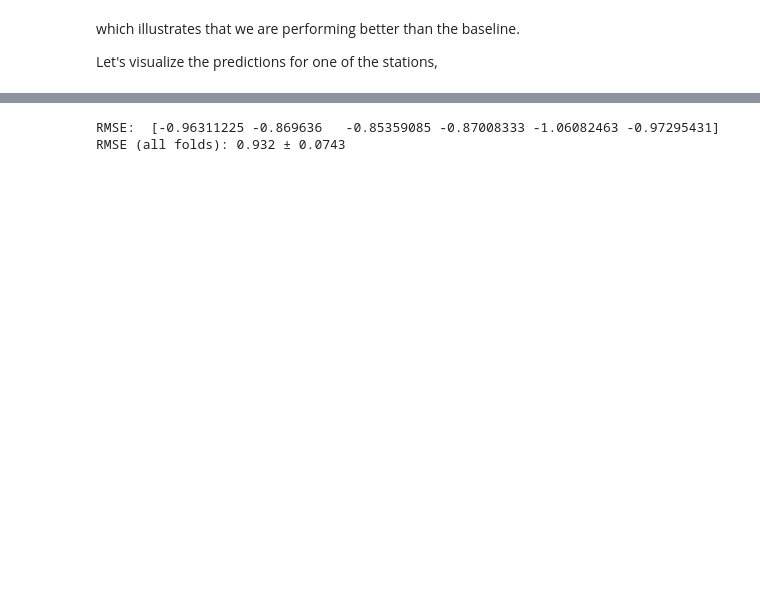
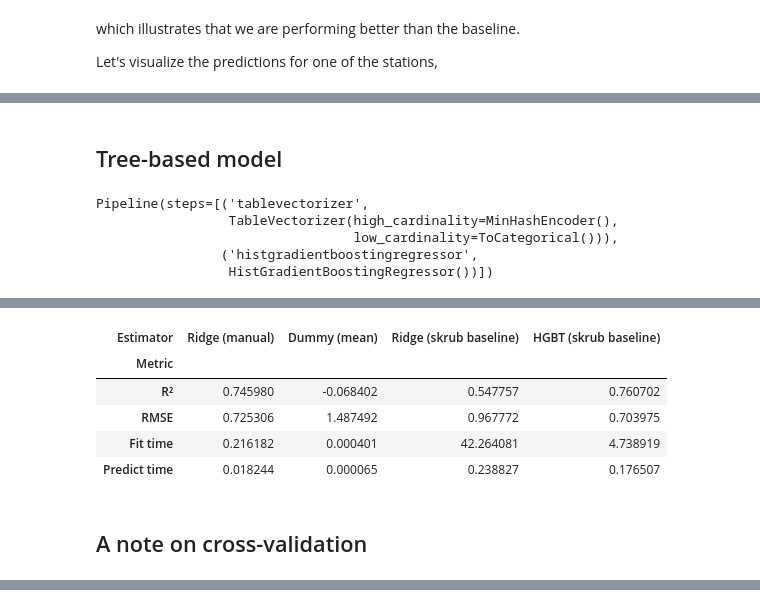
Before and after one commit to ramp-kits/bike_counters_skore, a Jupyter notebook: bike_counters_starting_kit.ipynb, the cells around one changed output, grey strips where cells are left out. Drawn from its saved outputs; the diff is of its cells as text; code cells hidden in the pictures; blank space fills up the shorter version.

```diff
--- a/bike_counters_starting_kit.ipynb
+++ b/bike_counters_starting_kit.ipynb
@@ -345,0 +375,9 @@ Test set, RMSE=1.44
+# %%
+from skore import ComparisonReport
+
+reports_to_compare = {
+    "Ridge (manual)": pipe_report,
+    "Dummy (mean)": dummy_report,
+}
+comparator = ComparisonReport(reports=reports_to_compare)
+comparator.metrics.report_metrics()
@@ -385,0 +447,4 @@ plt.show()
+# %%
+reports_to_compare["Ridge (skrub baseline)"] = tab_report
+comparator = ComparisonReport(reports=reports_to_compare)
+comparator.metrics.report_metrics()
@@ -385,0 +460,24 @@ plt.show()
+# %% [markdown]
+## Tree-based model
+# %%
+hgbt_skrub = tabular_learner("regressor")
+
+hbbt_report = EstimatorReport(
+    hgbt_skrub,
+    X_train=X_train,
+    X_test=X_test,
+    y_train=y_train,
+    y_test=y_test,
+)
+hbbt_report.estimator_
+# %% [output]
+Pipeline(steps=[('tablevectorizer',
+                 TableVectorizer(high_cardinality=MinHashEncoder(),
+                                 low_cardinality=ToCategorical())),
+                ('histgradientboostingregressor',
+                 HistGradientBoostingRegressor())])
+# %%
+reports_to_compare["HGBT (skrub baseline)"] = hbbt_report
+comparator = ComparisonReport(reports=reports_to_compare)
+comparator.metrics.report_metrics()
+# %% [output]
@@ -386,20 +486,14 @@ plt.show()
+| Estimator | Ridge (manual) | Dummy (mean) | Ridge (skrub baseline) | HGBT (skrub baseline) |
+| Metric |  |  |  |  |
+| R² | 0.745980 | -0.068402 | 0.547757 | 0.760702 |
+| RMSE | 0.725306 | 1.487492 | 0.967772 | 0.703975 |
+| Fit time | 0.216182 | 0.000401 | 42.264081 | 4.738919 |
+| Predict time | 0.018244 | 0.000065 | 0.238827 | 0.176507 |
+# %% [markdown]
+## A note on cross-validation
 # %% [markdown]
 It is recommended to use cross-validation for hyper-parameter tuning with [GridSearchCV](https://scikit-learn.org/stable/modules/generated/sklearn.model_selection.GridSearchCV.html) or more reliable model evaluation with [cross_val_score](https://scikit-learn.org/stable/modules/generated/sklearn.model_selection.cross_val_score.html#sklearn.model_selection.cross_val_score). In this case, because we want the test data to always be in the future as compared to the train data, we can use [TimeSeriesSplit](https://scikit-learn.org/stable/modules/generated/sklearn.model_selection.TimeSeriesSplit.html),
 
 <img src="https://i.stack.imgur.com/Q37Bn.png" />
 
 The disadvantage, is that we can either have the training set size be different for each fold which is not ideal for hyper-parameter tuning (current figure), or have constant sized small training set which is also not ideal given the data periodicity. This explains that generally we will have worse cross-validation scores than test scores,
-# %%
-from sklearn.model_selection import TimeSeriesSplit, cross_val_score
-
-cv = TimeSeriesSplit(n_splits=6)
-
-# When using a scorer in scikit-learn it always needs to be better when smaller, hence the minus sign.
-scores = cross_val_score(
-    pipe, X_train, y_train, cv=cv, scoring="neg_root_mean_squared_error"
-)
-print("RMSE: ", scores)
-print(f"RMSE (all folds): {-scores.mean():.3} ± {(-scores).std():.3}")
-# %% [output]
-RMSE:  [-0.96311225 -0.869636   -0.85359085 -0.87008333 -1.06082463 -0.97295431]
-RMSE (all folds): 0.932 ± 0.0743
```
Also changed, not shown: parts of 41 cells of this notebook.
